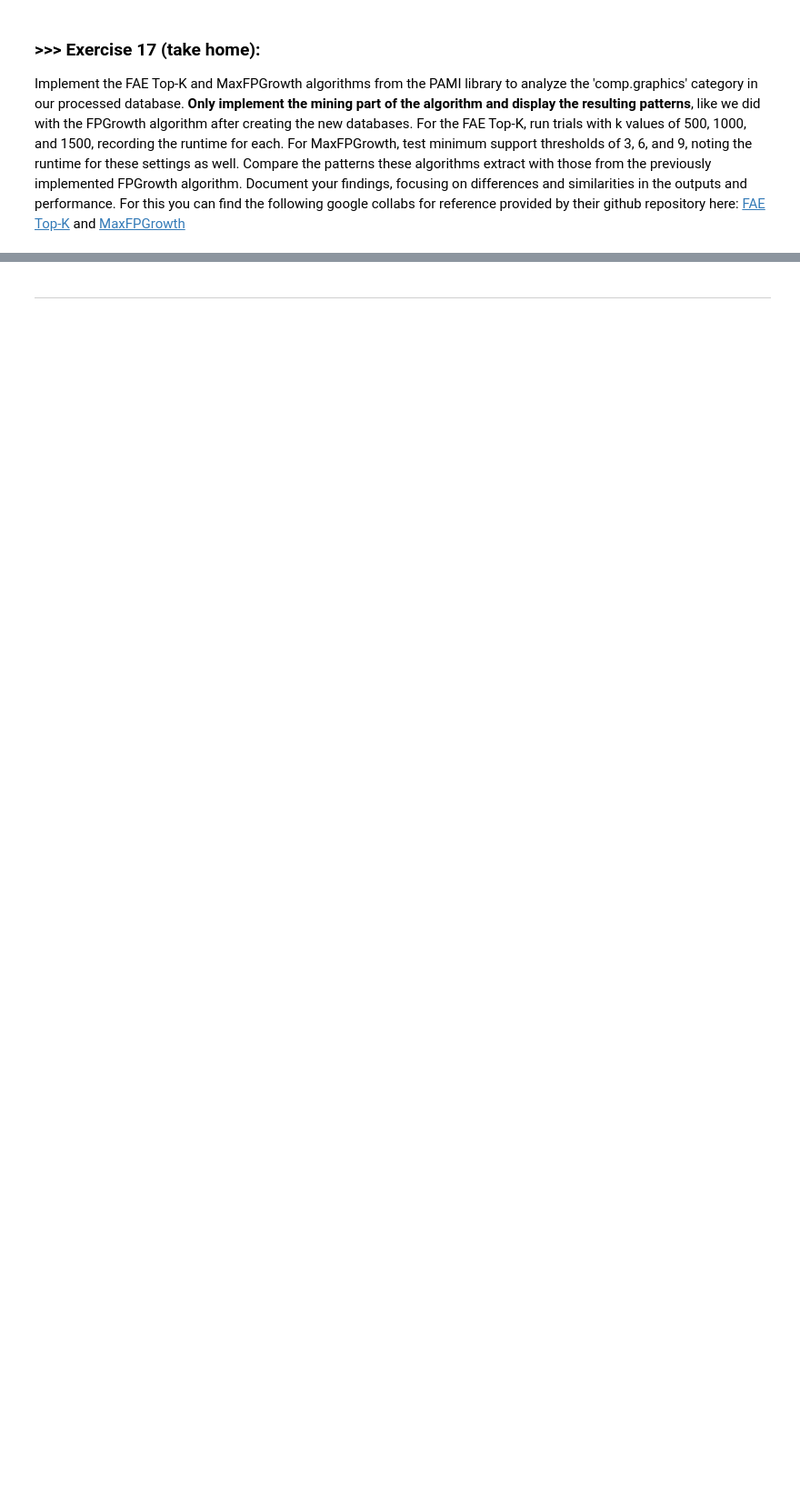
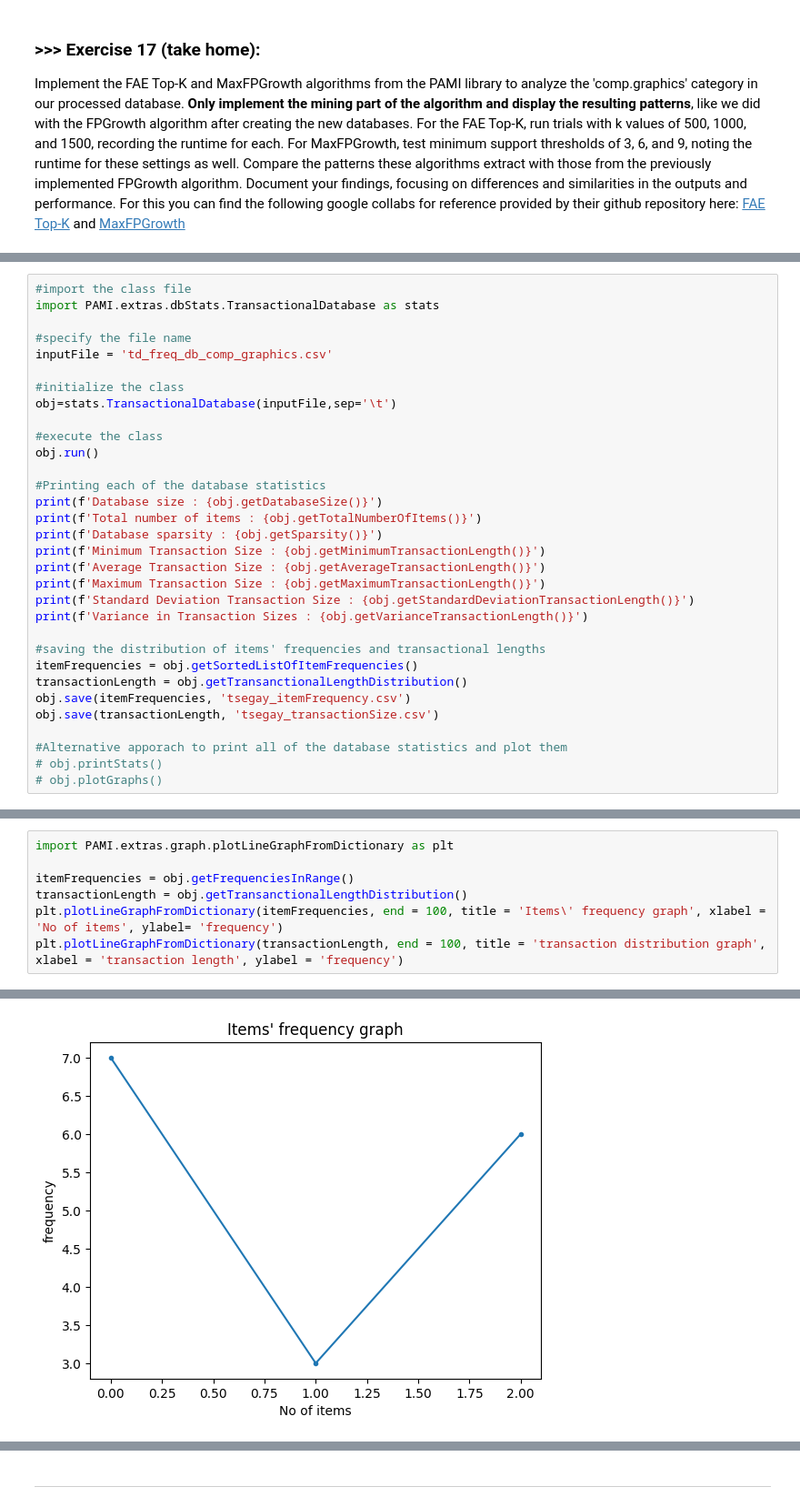
Before and after one commit to tsegayesemere/DM2025-Lab1-Exercise, a Jupyter notebook: DM2025-Lab1-Master.ipynb, the cells around one changed output, grey strips where cells are left out. Shown at 91% size. Cells and saved outputs as stored; diff of their text form; blank space fills up the shorter version.

```diff
--- a/DM2025-Lab1-Master.ipynb
+++ b/DM2025-Lab1-Master.ipynb
@@ -2020,0 +2048,32 @@ Implement the FAE Top-K and MaxFPGrowth algorithms from the PAMI library to anal
+# %%
+#import the class file
+import PAMI.extras.dbStats.TransactionalDatabase as stats
+
+#specify the file name
+inputFile = 'td_freq_db_comp_graphics.csv'
+
+#initialize the class
+obj=stats.TransactionalDatabase(inputFile,sep='\t')
+
+#execute the class
+obj.run()
+
+#Printing each of the database statistics
+print(f'Database size : {obj.getDatabaseSize()}')
+print(f'Total number of items : {obj.getTotalNumberOfItems()}')
+print(f'Database sparsity : {obj.getSparsity()}')
+print(f'Minimum Transaction Size : {obj.getMinimumTransactionLength()}')
+print(f'Average Transaction Size : {obj.getAverageTransactionLength()}')
+print(f'Maximum Transaction Size : {obj.getMaximumTransactionLength()}')
+print(f'Standard Deviation Transaction Size : {obj.getStandardDeviationTransactionLength()}')
+print(f'Variance in Transaction Sizes : {obj.getVarianceTransactionLength()}')
+
+#saving the distribution of items' frequencies and transactional lengths
+itemFrequencies = obj.getSortedListOfItemFrequencies()
+transactionLength = obj.getTransanctionalLengthDistribution()
+obj.save(itemFrequencies, 'tsegay_itemFrequency.csv')
+obj.save(transactionLength, 'tsegay_transactionSize.csv')
+
+#Alternative apporach to print all of the database statistics and plot them
+# obj.printStats()
+# obj.plotGraphs()
@@ -2020,0 +2089,8 @@ Implement the FAE Top-K and MaxFPGrowth algorithms from the PAMI library to anal
+# %%
+import PAMI.extras.graph.plotLineGraphFromDictionary as plt
+
+itemFrequencies = obj.getFrequenciesInRange()
+transactionLength = obj.getTransanctionalLengthDistribution()
+plt.plotLineGraphFromDictionary(itemFrequencies, end = 100, title = 'Items\' frequency graph', xlabel = 'No of items', ylabel= 'frequency')
+plt.plotLineGraphFromDictionary(transactionLength, end = 100, title = 'transaction distribution graph', xlabel = 'transaction length', ylabel = 'frequency')
+# %% [output]
@@ -2020,0 +2098 @@ Implement the FAE Top-K and MaxFPGrowth algorithms from the PAMI library to anal
+[figure, added]
```
Also changed, not shown: parts of 51 cells of this notebook, 6 other files.
